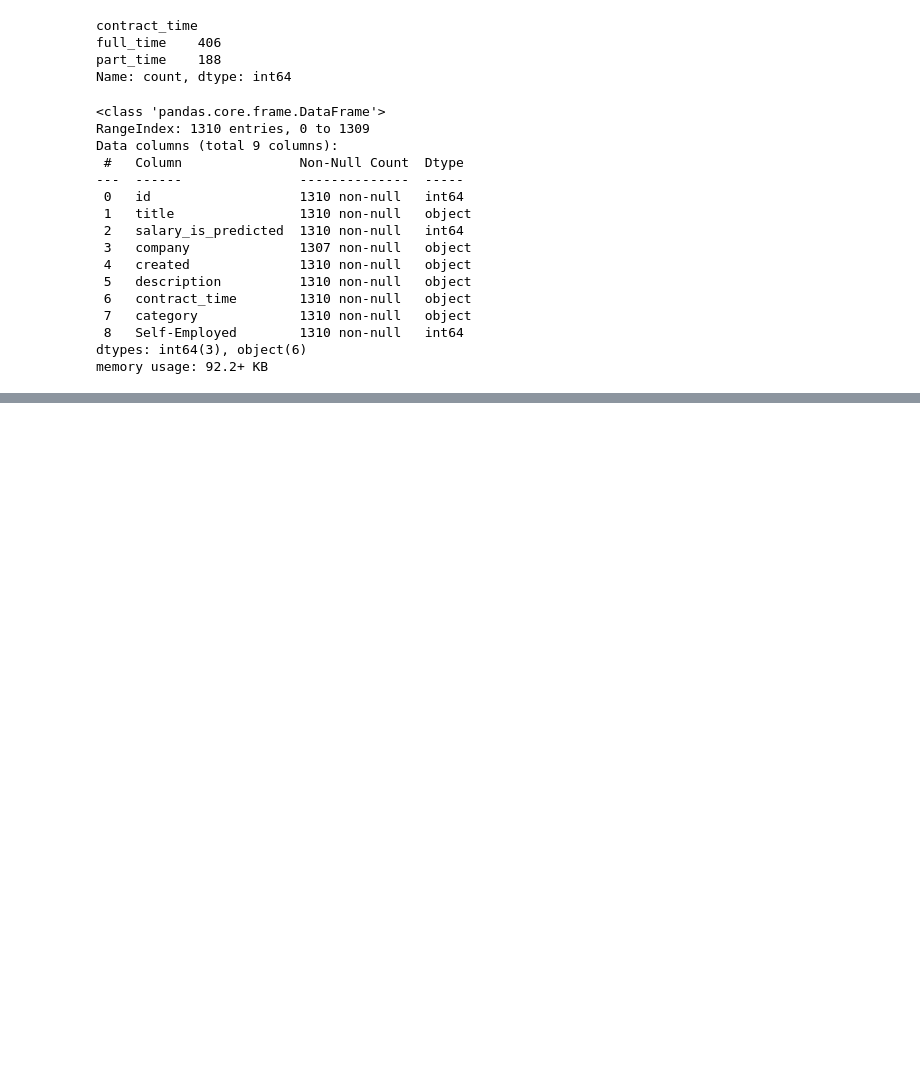
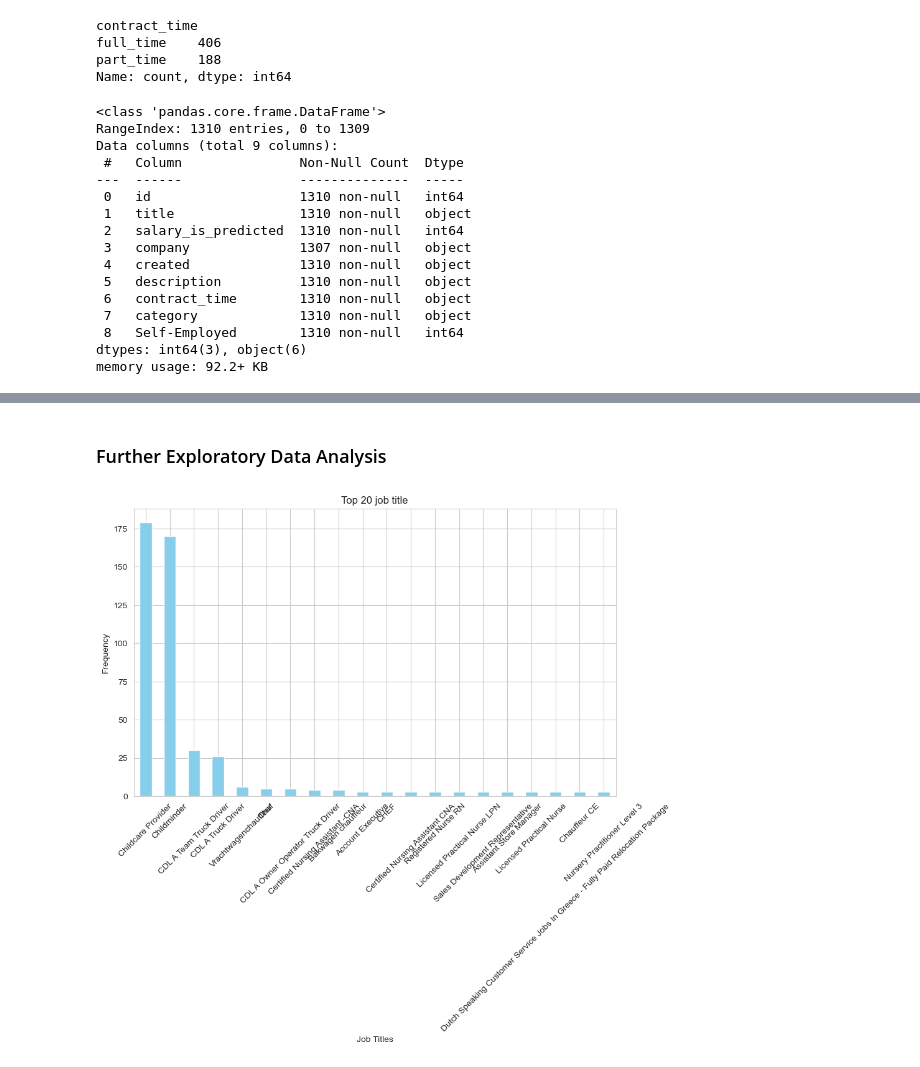
Before and after one commit to KitwanaSh/job_recommender, a Jupyter notebook: career_recommendation_system.ipynb, the cells around one changed output, grey strips where cells are left out. Drawn from its saved outputs; the diff is of its cells as text; code cells hidden in the pictures; blank space fills up the shorter version.

```diff
--- a/career_recommendation_system.ipynb
+++ b/career_recommendation_system.ipynb
@@ -585,0 +588,17 @@ memory usage: 92.2+ KB
+# %% [markdown]
+### Further Exploratory Data Analysis
+# %%
+# rename the dataframe variable to df
+df = df_c
+# %%
+#  plot the job title frequency
+plt.figure(figsize=(10, 6))
+
+df["title"].value_counts().head(20).plot(kind="bar", color="skyblue")
+plt.xlabel("Job Titles")
+plt.ylabel("Frequency")
+plt.xticks(rotation=45)
+plt.title("Top 20 job title")
+plt.show()
+# %% [output]
+[figure, added]
```
Also changed, not shown: parts of 19 cells of this notebook.
